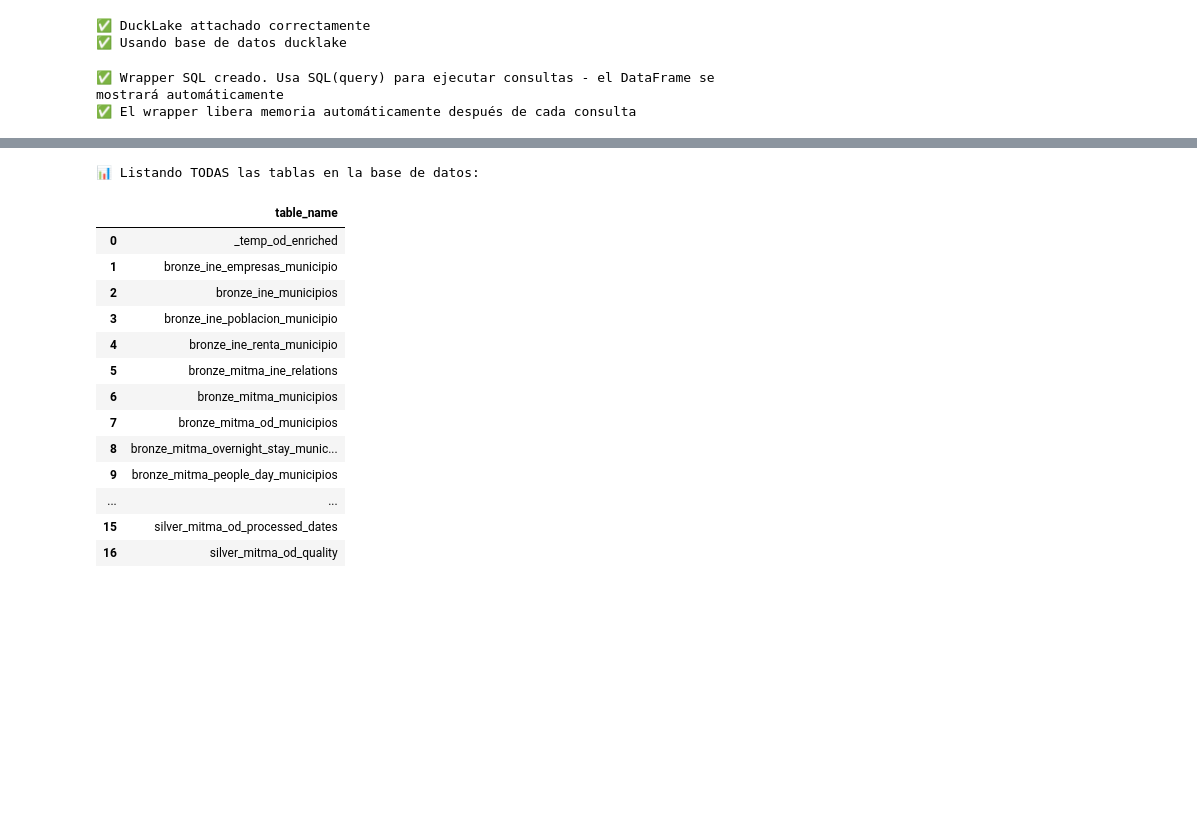
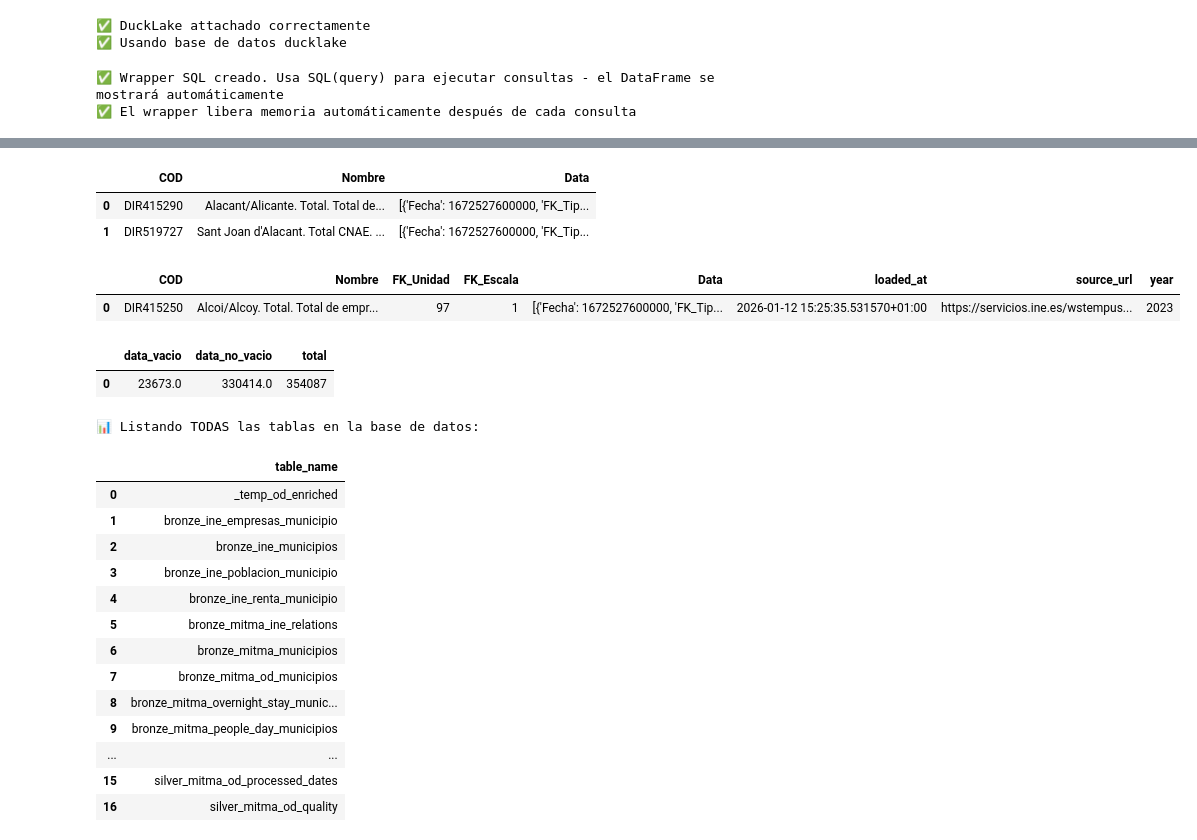
Before and after one commit to bgramaje/muceim-airflow, a Jupyter notebook: notebooks/queries.ipynb, the cells around one changed output, grey strips where cells are left out. Drawn from its saved outputs; the diff is of its cells as text; code cells hidden in the pictures; blank space fills up the shorter version.

```diff
--- a/notebooks/queries.ipynb
+++ b/notebooks/queries.ipynb
@@ -153,0 +165,19 @@ SQL("SELECT * FROM bronze_mitma_od_municipios USING SAMPLE 10")
+# %%
+SQL("""
+    SELECT COD, Nombre, Data
+    FROM bronze_ine_empresas_municipio
+    WHERE Nombre ILIKE '%Alacant%' AND Nombre ILIKE '%CNAE%'
+""")
+# %% [output]
+|  | COD | Nombre | Data |
+| 0 | DIR415290 | Alacant/Alicante. Total. Total de... | [{'Fecha': 1672527600000, 'FK_Tip... |
+| 1 | DIR519727 | Sant Joan d'Alacant. Total CNAE. ... | [{'Fecha': 1672527600000, 'FK_Tip... |
+# %%
+SQL("""
+    SELECT *
+    FROM bronze_ine_empresas_municipio
+    WHERE Nombre ILIKE '%Alcoi%' AND Nombre ILIKE '%CNAE%'
+""")
+# %% [output]
+|  | COD | Nombre | FK_Unidad | FK_Escala | Data | loaded_at | source_url | year |
+| 0 | DIR415250 | Alcoi/Alcoy. Total. Total de empr... | 97 | 1 | [{'Fecha': 1672527600000, 'FK_Tip... | 2026-01-12 15:25:35.531570+01:00 | https://servicios.ine.es/wstempus... | 2023 |
@@ -154,3 +190,14 @@ SQL("SELECT * FROM bronze_mitma_od_municipios USING SAMPLE 10")
+# %%
+SQL("""
+    SELECT
+        SUM(CASE WHEN LEN(data) = 0 THEN 1 ELSE 0 END) AS data_vacio,
+        SUM(CASE WHEN LEN(data) > 0 THEN 1 ELSE 0 END) AS data_no_vacio,
+        COUNT(*) AS total
+    FROM bronze_ine_renta_municipio
+""")
+# %% [output]
+|  | data_vacio | data_no_vacio | total |
+| 0 | 23673.0 | 330414.0 | 354087 |
 # %%
 print("📊 Listando TODAS las tablas en la base de datos:")
 SQL("""
```
Also changed, not shown: parts of 4 cells of this notebook, 29 other files.
